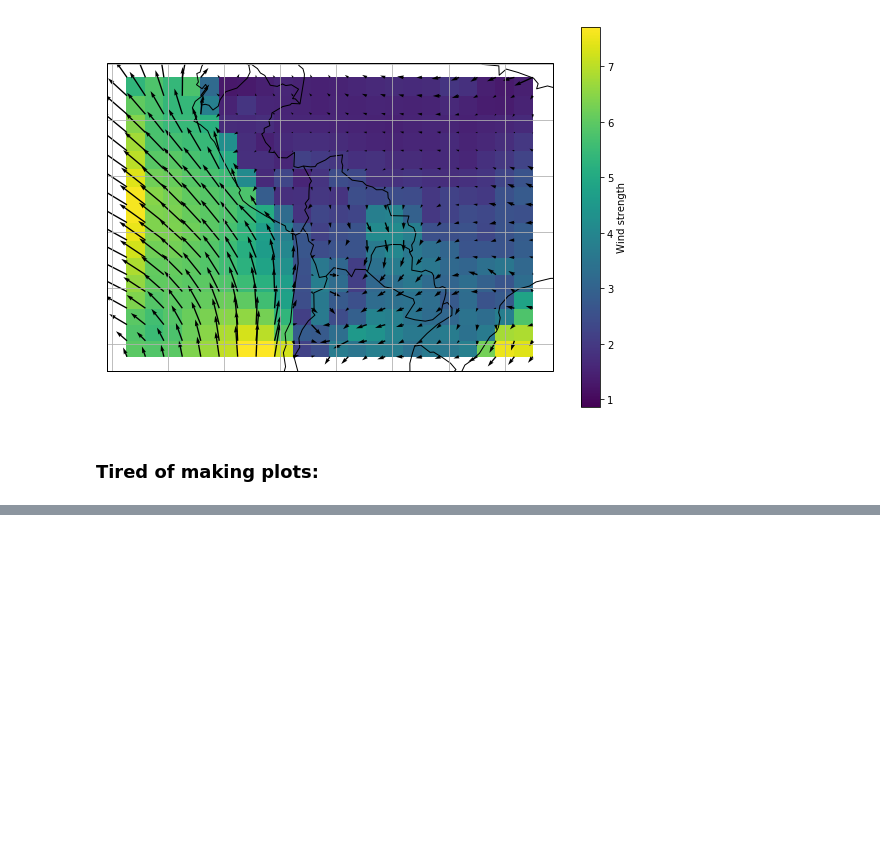
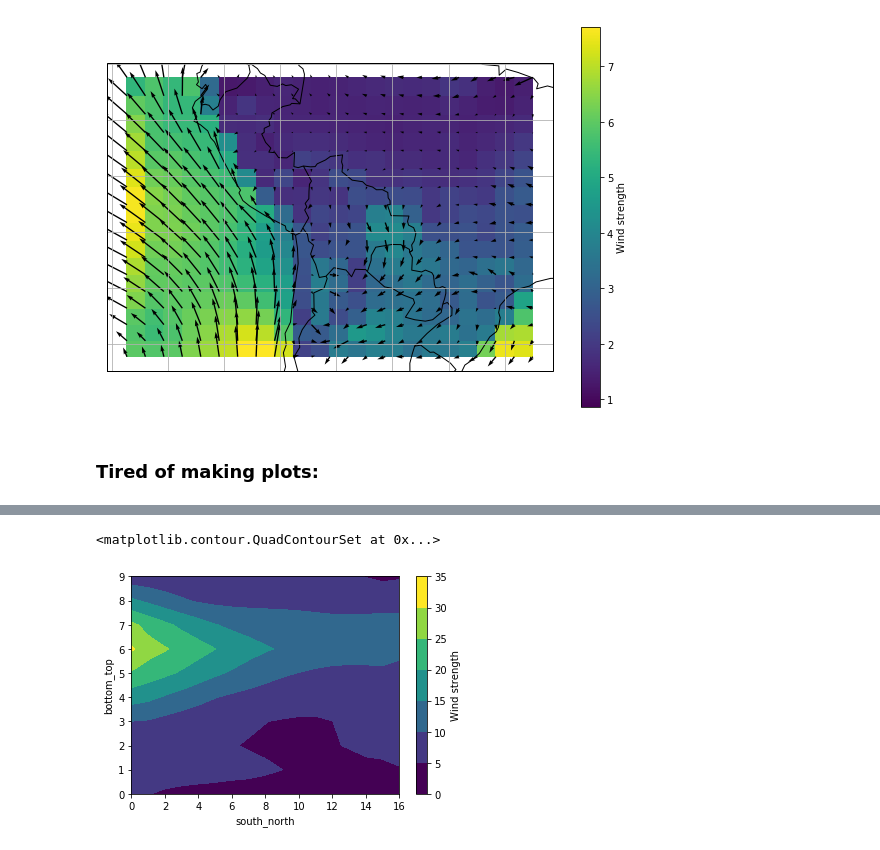
Before and after one commit to daliagachc/negi-stuff, a Jupyter notebook: negi_stuff/presentations/intro_jlab/02-_sub_Sara.ipynb, the cells around one changed output, grey strips where cells are left out. Saved outputs shown, nothing was run; the diff lists cells and outputs as text; code cells hidden in the pictures; blank space fills up the shorter version.

```diff
--- a/negi_stuff/presentations/intro_jlab/02-_sub_Sara.ipynb
+++ b/negi_stuff/presentations/intro_jlab/02-_sub_Sara.ipynb
@@ -107,0 +125,5 @@ for mo, ax in zip(T_mm['month'], axs.flatten()):
+# %%
+ds.mean([XT,'west_east'])[WS].plot.contourf()
+# %% [output]
+<matplotlib.contour.QuadContourSet at 0x...>
+[figure, added]
```
Also changed, not shown: parts of 14 cells of this notebook.
